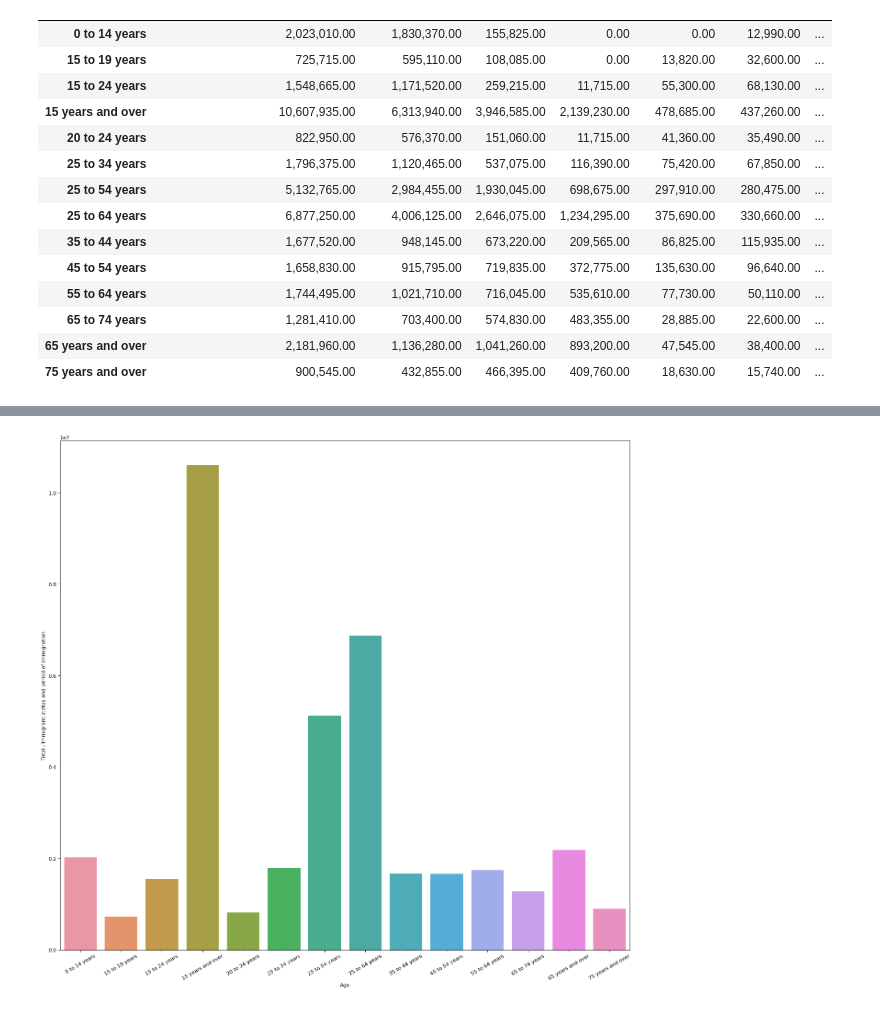
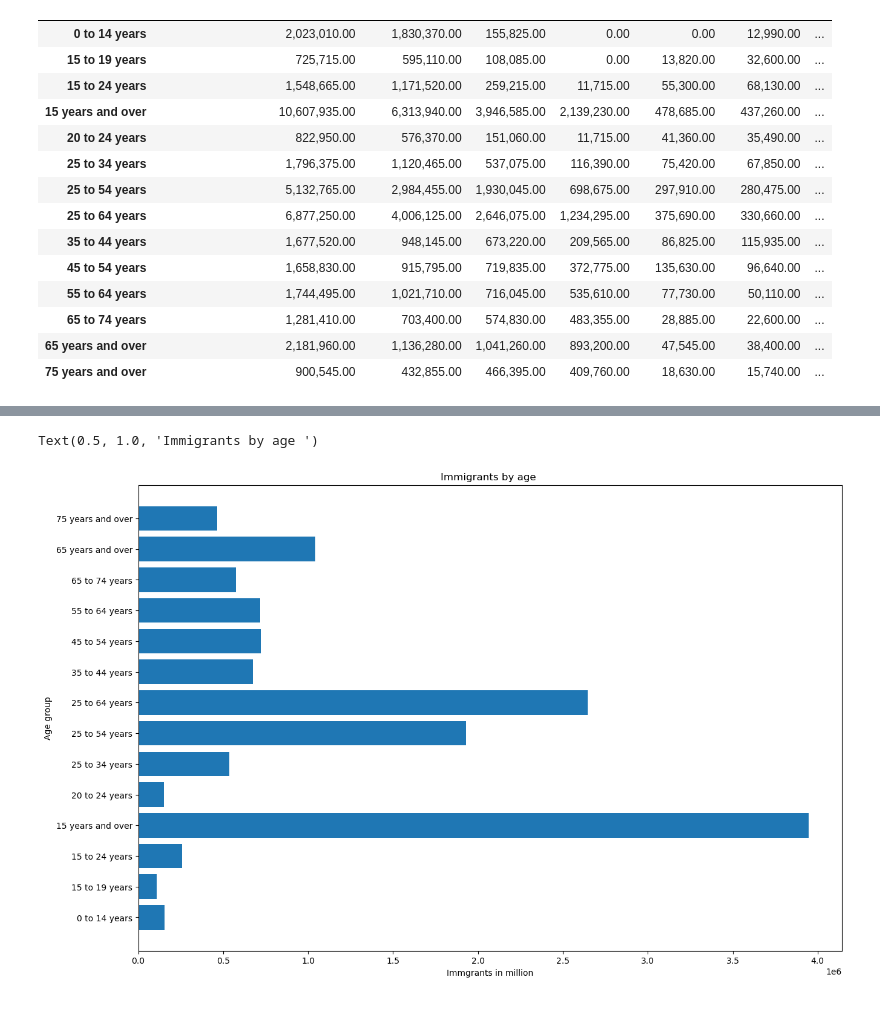
Before and after one commit to pgajjar13/EDA-Project-One-Group-6, a Jupyter notebook: Age_group.ipynb, the cells around one changed output, grey strips where cells are left out. Cells and saved outputs as stored; diff of their text form; code cells hidden in the pictures.

Commit message:
updating the bar charts

```diff
--- a/Age_group.ipynb
+++ b/Age_group.ipynb
@@ -126,7 +124,12 @@ df2
-# %%
-figure(num=None, figsize=(20,18), dpi=80, facecolor='w', edgecolor='r')
-sns.barplot(x="Age", y = "Total - Immigrant status and period of immigration" , data =df2)
-plt.xticks(rotation=30, horizontalalignment="center")
-plt.show()
-# %% [output]
-[figure, removed]
+# %%
+age = df2["Age"]
+Immigrants = df2["Immigrants"]
+
+fig = plt.figure(figsize=(15,10))
+plt.barh(age,Immigrants)
+plt.xlabel("Immgrants in million")
+plt.ylabel("Age group")
+plt.title("Immigrants by age ")
+# %% [output]
+Text(0.5, 1.0, 'Immigrants by age ')
+[figure, added]
```
Also changed, not shown: parts of 4 cells of this notebook.
